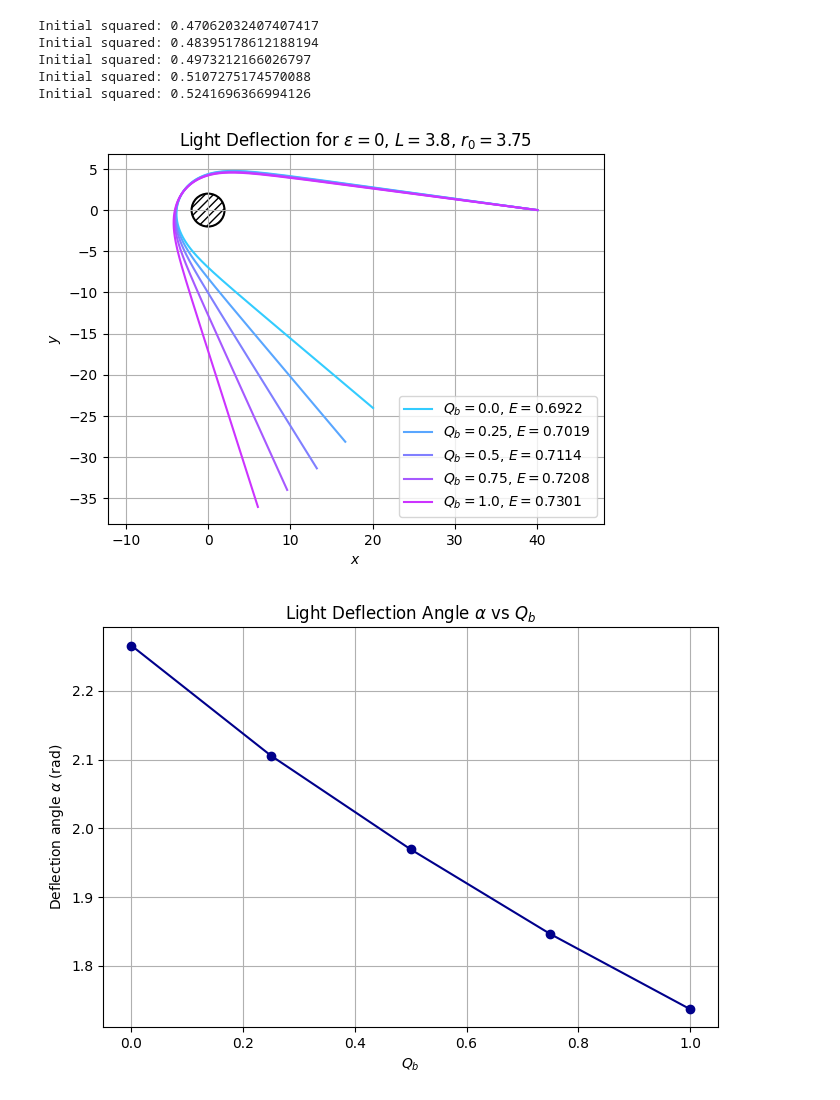
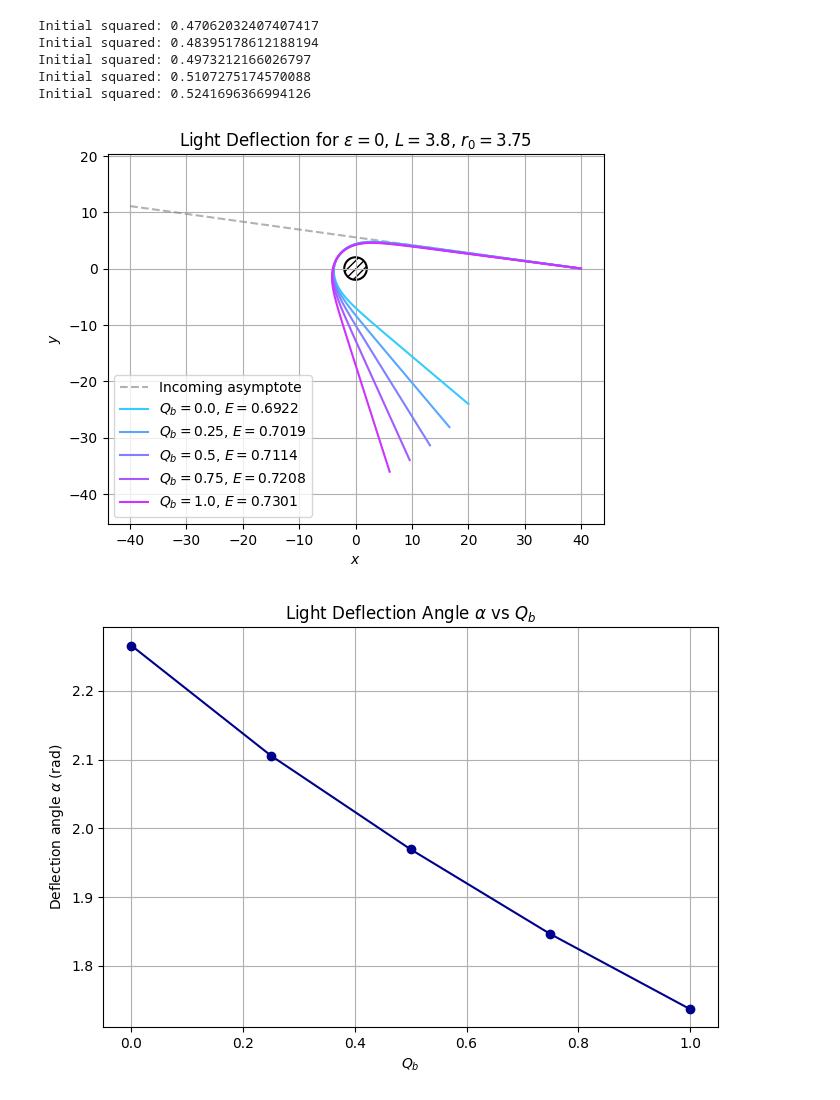
Before and after one commit to AdamSmithOrlik/quantum-black-holes, a Jupyter notebook: sue/light-deflection.ipynb, the cells around one changed output. Drawn from its saved outputs; the diff is of its cells as text; code cells hidden in the pictures.

```diff
--- a/sue/light-deflection.ipynb
+++ b/sue/light-deflection.ipynb
@@ -407,21 +414,36 @@ Initial squared: 0.5241696366994126
 # %%
 # block 8 - plot light deflection
 #----------------
+# --- take initial segment (eg. first 50 points)
+N_backtrace = 50
+x_in = x_vals_0[:N_backtrace]
+y_in = y_vals_0[:N_backtrace]
+
+# --- fit a line y = m*x + c to the incoming part
+m, c = np.polyfit(x_in, y_in, 1)
+
+# --- extend this line backwards
+x_start = x_vals_0[0]
+x_far = x_start - 80  # extend line backwards 80 units (adjust)
+x_back = np.linspace(x_far, x_start, 100)
+y_back = m * x_back + c
+
 colors = cm.cool(np.linspace(0.2, 0.8, 5))
+plt.plot(x_back, y_back, '--', color='gray', alpha=0.6, label='Incoming asymptote')
 plt.plot(x_vals_0, y_vals_0, label=rf"$Q_b={Qb0}$, $E={E0:.4f}$", color=colors[0])
 plt.plot(x_vals_1, y_vals_1, label=rf"$Q_b={Qb1}$, $E={E1:.4f}$", color=colors[1])
 plt.plot(x_vals_2, y_vals_2, label=rf"$Q_b={Qb2}$, $E={E2:.4f}$", color=colors[2])
 plt.plot(x_vals_3, y_vals_3, label=rf"$Q_b={Qb3}$, $E={E3:.4f}$", color=colors[3])
 plt.plot(x_vals_4, y_vals_4, label=rf"$Q_b={Qb4}$, $E={E4:.4f}$", color=colors[4])
 circle1 = patches.Circle((0, 0), 2*M1, edgecolor='black', facecolor='none', hatch='////', linewidth=1.5)
 plt.gca().add_patch(circle1)
 plt.xlabel(r'$x$')
 plt.ylabel(r'$y$')
 plt.title(rf"Light Deflection for $\varepsilon={eps}$, $L={L1}$, $r_0={r0}$")
 plt.legend()
 plt.grid()
 plt.axis('equal')
 plt.show()
 # %% [output]
-[figure, old version]
+[figure, new version]
 # %%
```
Also changed, not shown: parts of 2 cells of this notebook.
